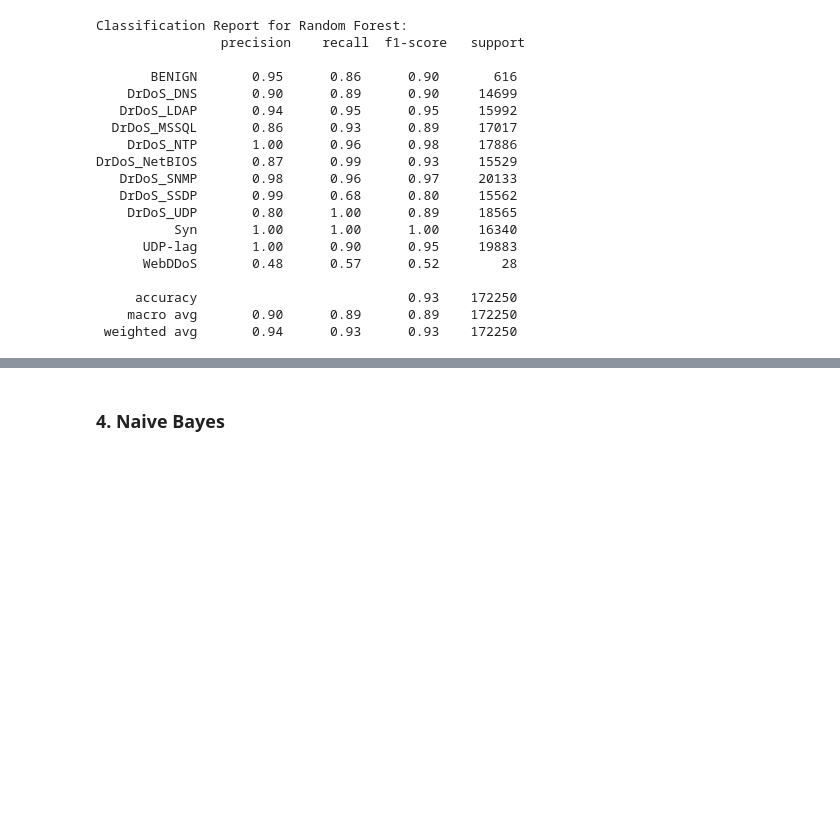
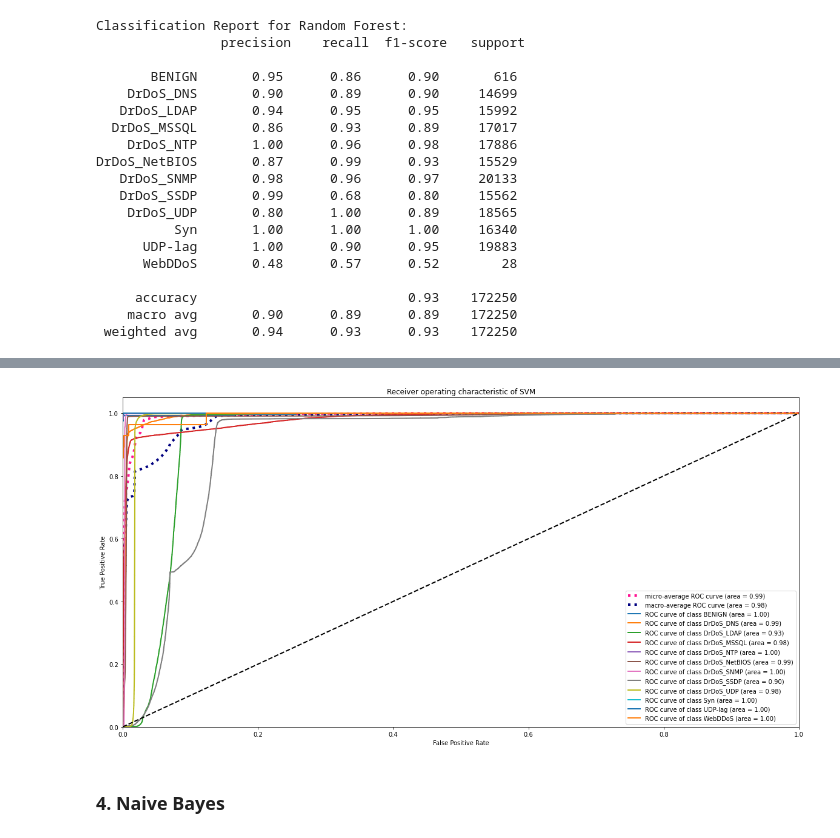
Before and after one commit to somesh636/DDoS_CyberThreat_Detection_AI_ML_Algorithms, a Jupyter notebook: DDoS_ML_AI_TTSData_2.ipynb, the cells around one changed output, grey strips where cells are left out. Drawn from its saved outputs; the diff is of its cells as text; code cells hidden in the pictures; blank space fills up the shorter version.

```diff
--- a/DDoS_ML_AI_TTSData_2.ipynb
+++ b/DDoS_ML_AI_TTSData_2.ipynb
@@ -537,3 +707,9 @@ Accuracy Score for SVM:
+# %%
+# RoC Curve
+title = 'Receiver operating characteristic of SVM'
+RoC_Curve_SVM(svm, X_test_std_20, y_test_20, title)
+# %% [output]
+[figure, added]
 # %% [markdown]
 ### 4. Naive Bayes
 # %%
```
Also changed, not shown: parts of 32 cells of this notebook.
